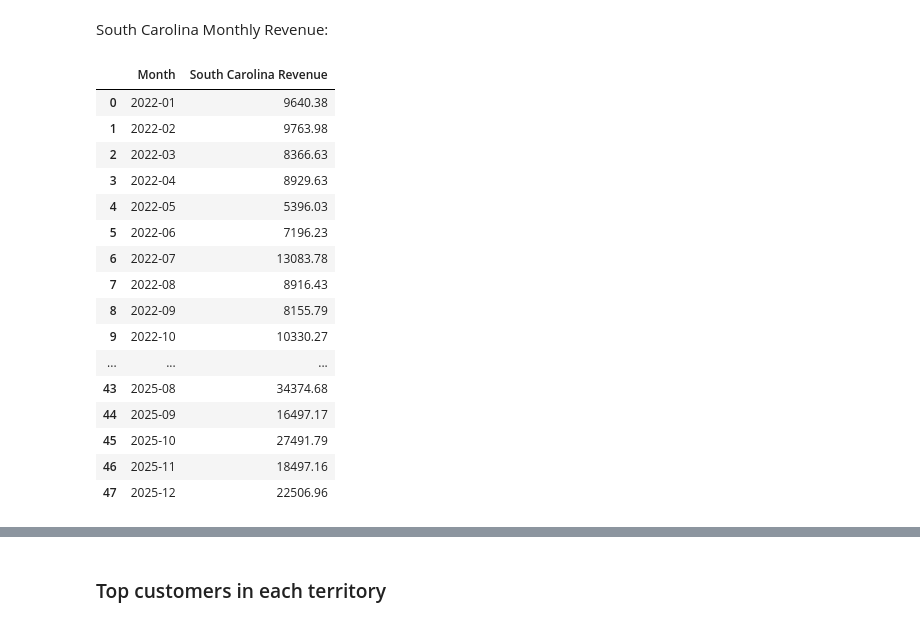
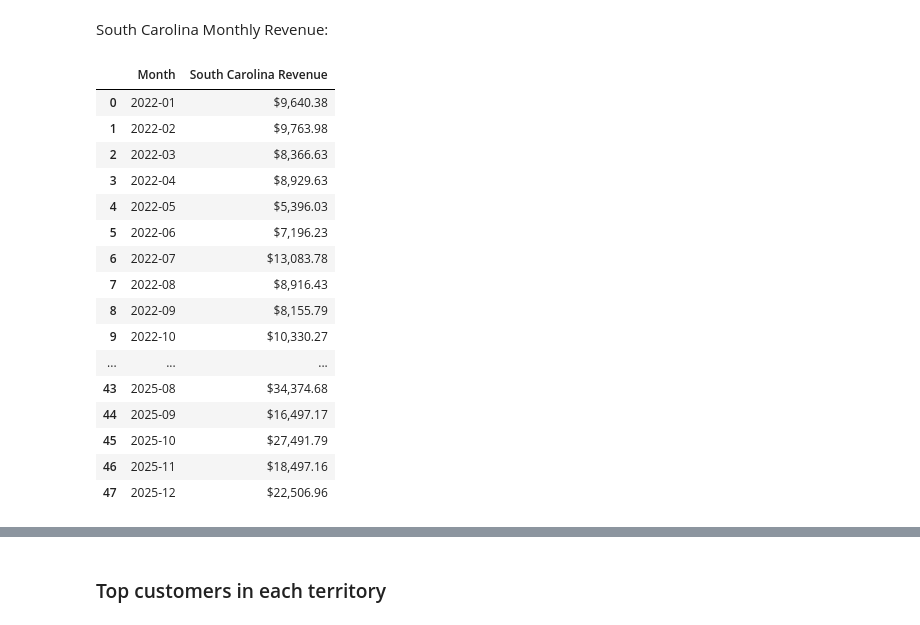
Before and after one commit to edmundvi/Capstone_2, a Jupyter notebook: viray_sales_analysis.ipynb, the cells around one changed output, grey strips where cells are left out. Cells and saved outputs as stored; diff of their text form; code cells hidden in the pictures.

```diff
--- a/viray_sales_analysis.ipynb
+++ b/viray_sales_analysis.ipynb
@@ -209,30 +232,30 @@ South Carolina Monthly Revenue:
 # %%
 sc_sales = ssales[ssales['Store ID'].isin(sc_ids)]                                                 # Use isin to filter store sales from previous South Carolina stores dataframe
 
 sc_sales['Transaction Date'] = pd.to_datetime(sc_sales['Transaction Date'])                        # Convert Transaction Date to datetime
 sc_sales['Transaction Date'] = sc_sales['Transaction Date'].dt.to_period('M')                      # Remove day from the transaction date
 
 sc_revenue = sc_sales.groupby('Transaction Date')[['Sale Amount']].sum().reset_index()             # Displays and groups by transaction date, finding the sum of each month, reset index for cleaner display
 
-sc_revenue.rename(columns={'Transaction Date': 'Month', 'Sale Amount': 'South Carolina Revenue'}, inplace=True)   # Rename Columns
-
+sc_revenue.rename(columns={'Transaction Date': 'Month', 'Sale Amount': 'South Carolina Revenue'}, inplace=True)   # Rename columns, make numbers prettier with formatting
+sc_revenue['South Carolina Revenue'] = sc_revenue['South Carolina Revenue'].map('${:,.2f}'.format)
 
 sc_revenue
 # %% [output]
 |  | Month | South Carolina Revenue |
-| 0 | 2022-01 | 9640.38 |
-| 1 | 2022-02 | 9763.98 |
-| 2 | 2022-03 | 8366.63 |
-| 3 | 2022-04 | 8929.63 |
-| 4 | 2022-05 | 5396.03 |
-| 5 | 2022-06 | 7196.23 |
-| 6 | 2022-07 | 13083.78 |
-| 7 | 2022-08 | 8916.43 |
-| 8 | 2022-09 | 8155.79 |
-| 9 | 2022-10 | 10330.27 |
+| 0 | 2022-01 | $9,640.38 |
+| 1 | 2022-02 | $9,763.98 |
+| 2 | 2022-03 | $8,366.63 |
+| 3 | 2022-04 | $8,929.63 |
+| 4 | 2022-05 | $5,396.03 |
+| 5 | 2022-06 | $7,196.23 |
+| 6 | 2022-07 | $13,083.78 |
+| 7 | 2022-08 | $8,916.43 |
+| 8 | 2022-09 | $8,155.79 |
+| 9 | 2022-10 | $10,330.27 |
 | ... | ... | ... |
-| 43 | 2025-08 | 34374.68 |
-| 44 | 2025-09 | 16497.17 |
-| 45 | 2025-10 | 27491.79 |
-| 46 | 2025-11 | 18497.16 |
-| 47 | 2025-12 | 22506.96 |
+| 43 | 2025-08 | $34,374.68 |
+| 44 | 2025-09 | $16,497.17 |
+| 45 | 2025-10 | $27,491.79 |
+| 46 | 2025-11 | $18,497.16 |
+| 47 | 2025-12 | $22,506.96 |
```
Also changed, not shown: parts of 38 cells of this notebook.
